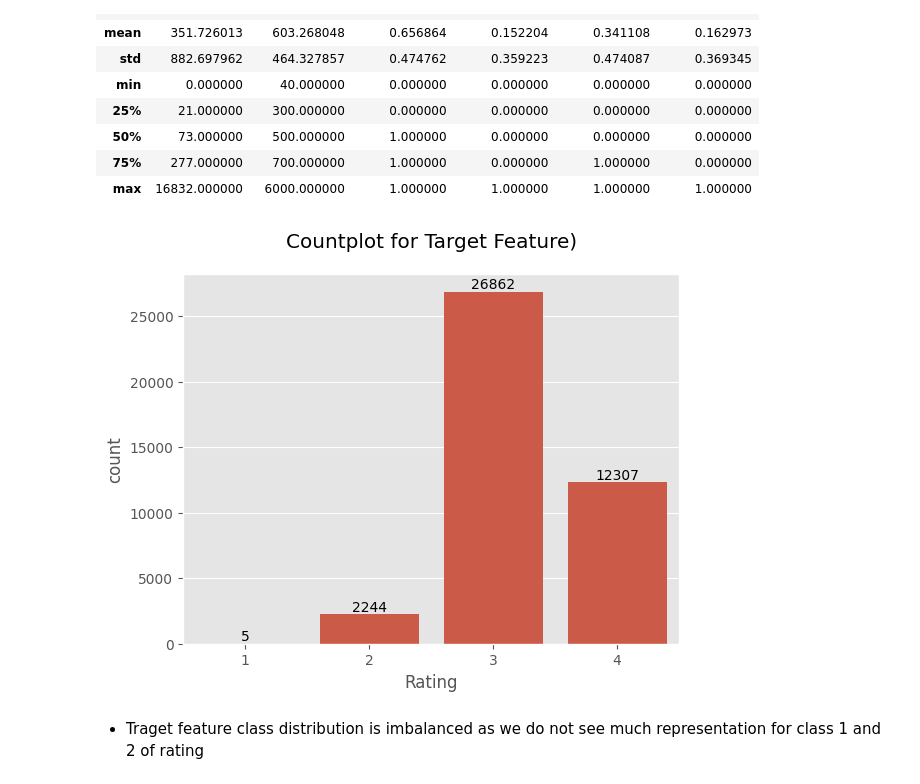
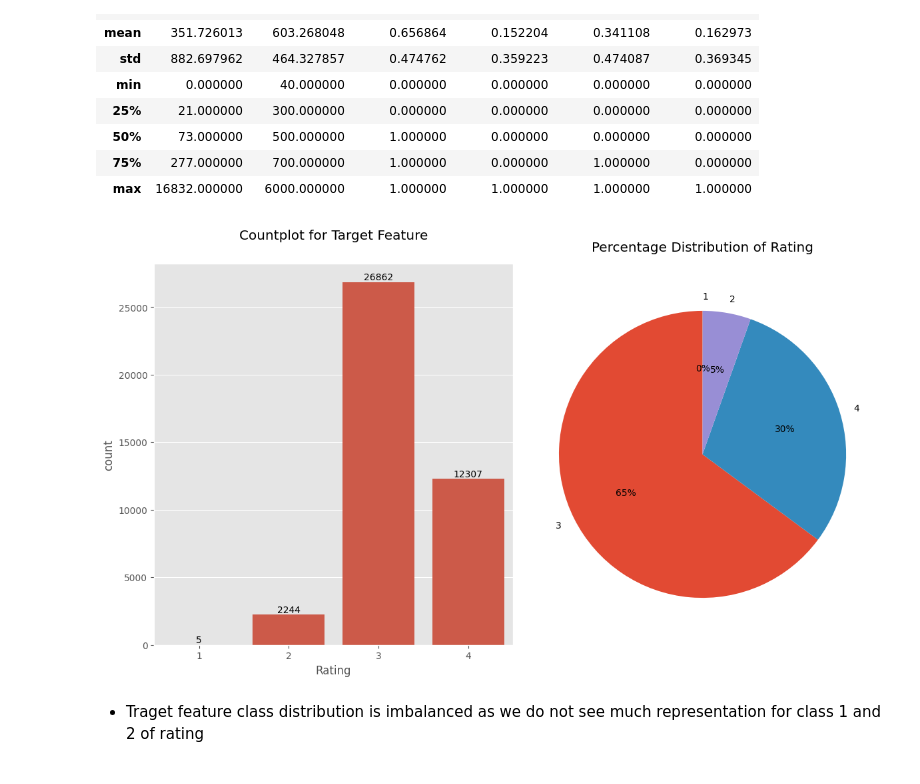
Before and after one commit to octavaridum/Zomato_Rating_Prediction, a Jupyter notebook: zomato.ipynb, the cells around one changed output. Saved outputs shown, nothing was run; the diff lists cells and outputs as text; code cells hidden in the pictures.

```diff
--- a/zomato.ipynb
+++ b/zomato.ipynb
@@ -315,13 +322,20 @@ rating_data.describe()
 | max | 16832.000000 | 6000.000000 | 1.000000 | 1.000000 | 1.000000 | 1.000000 |
 # %%
 # Target Feature Distribution (note that this particular feature has been processed into 4 different class)
-ax = sns.countplot(rating_data,x = 'Rating')
-for i in ax.containers:
-        ax.bar_label(i)
-ax.set_title("Countplot for Target Feature)",y=1.05)
+fig, (ax1,ax2) = plt.subplots(1,2, figsize = (12,7))
+
+sns.countplot(rating_data,x = 'Rating', ax=ax1)
+for i in ax1.containers:
+        ax1.bar_label(i)
+ax1.set_title("Countplot for Target Feature",y=1.05)
+
+ax2.pie(rating_data['Rating'].value_counts().values,labels =['3','4','2','1'], autopct='%1.0f%%',startangle=90)
+ax2.set_title('Percentage Distribution of Rating',y=1.05)
+
+plt.tight_layout()
 plt.show()
 # %% [output]
-[figure, old version]
+[figure, new version]
 # %% [markdown]
 - Traget feature class distribution is imbalanced as we do not see much representation for class 1 and 2 of rating
 # %%
```
Also changed, not shown: parts of 5 cells of this notebook, 6 other files.
